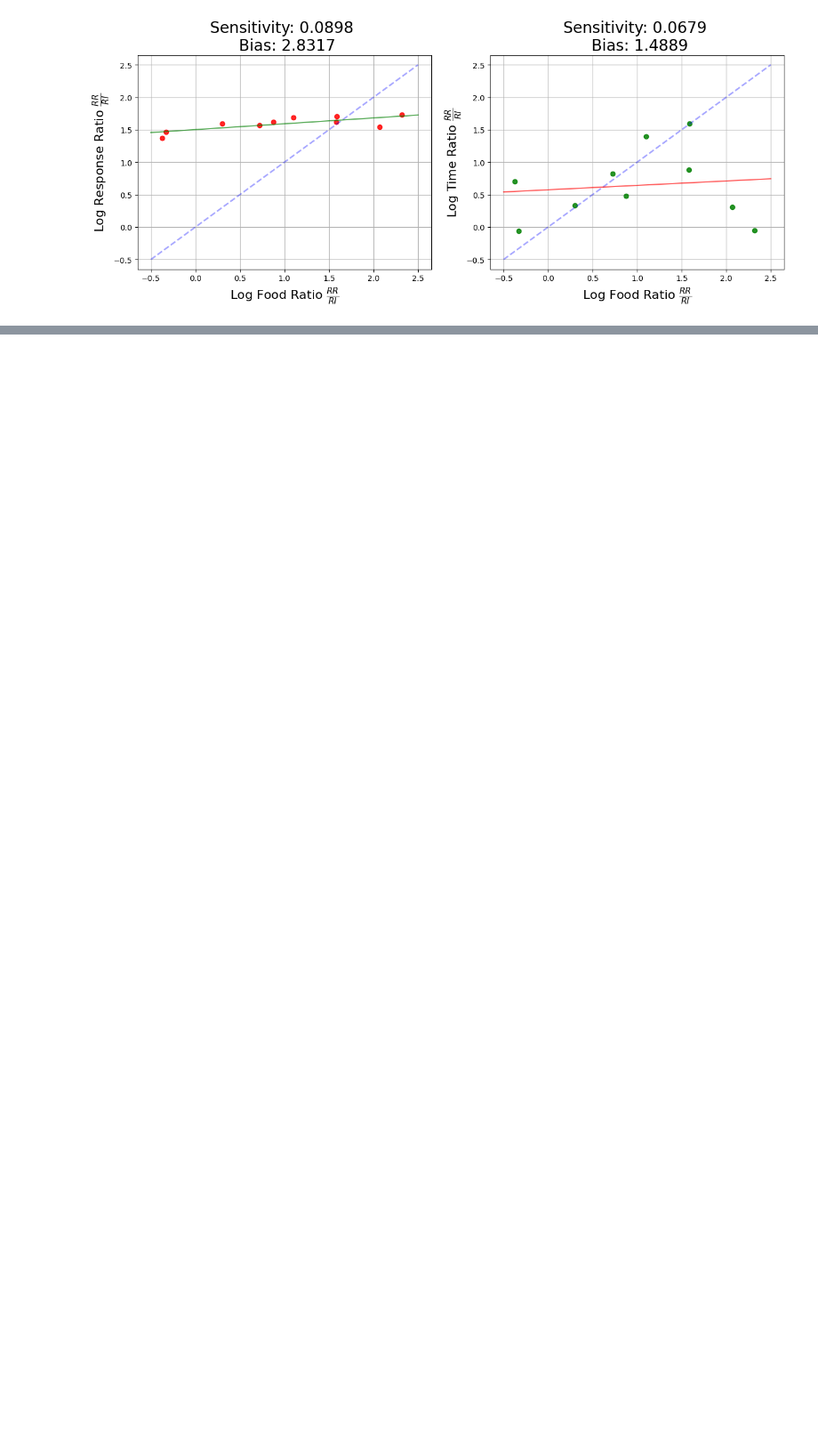
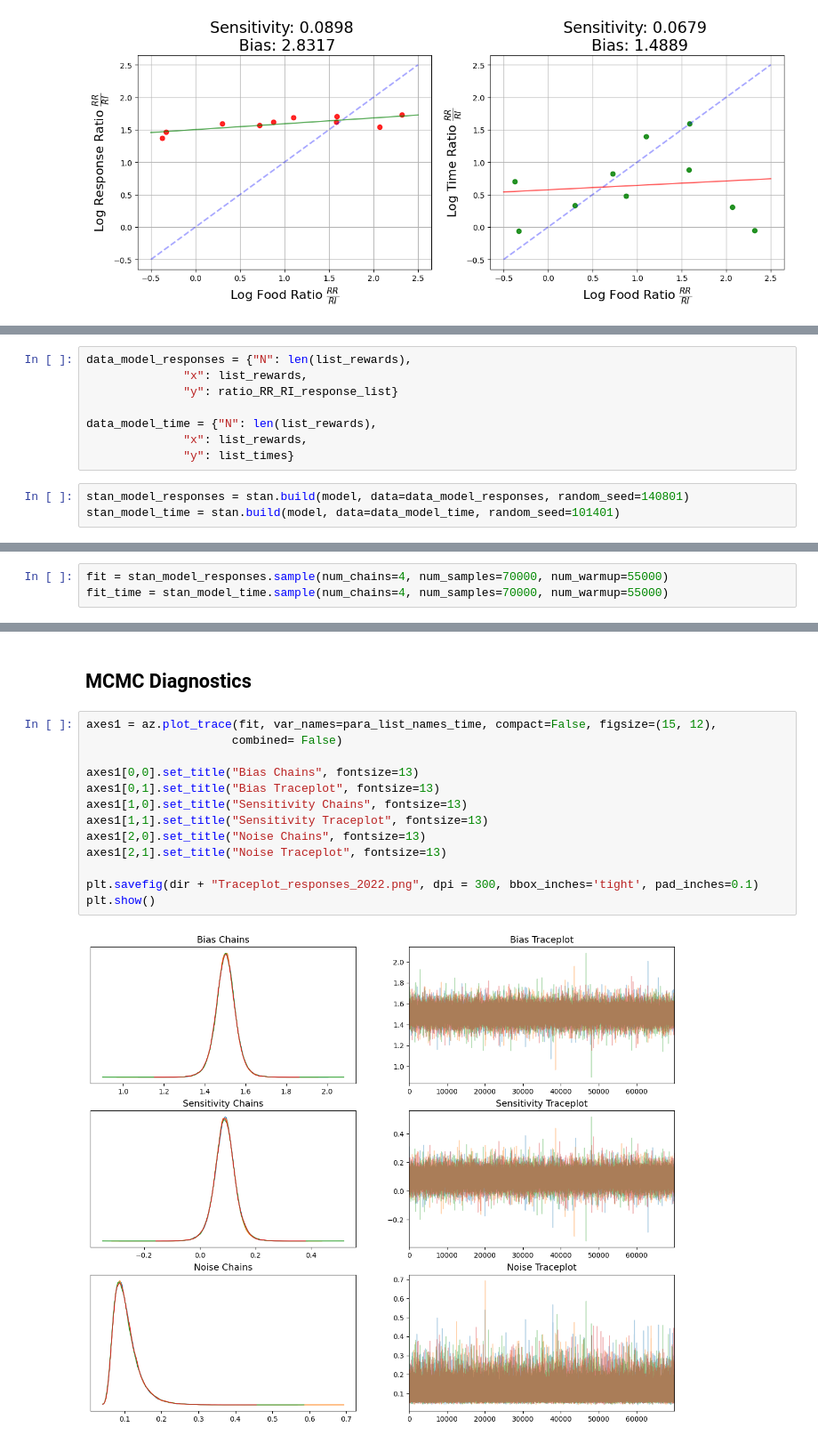
Before and after one commit to Christian-F-Badillo/Matching, a Jupyter notebook: Figures_2016.ipynb, the cells around one changed output, grey strips where cells are left out. Shown at 89% size. Saved outputs shown, nothing was run; the diff lists cells and outputs as text; blank space fills up the shorter version.

```diff
--- a/Figures_2016.ipynb
+++ b/Figures_2016.ipynb
@@ -205,0 +602,11 @@ plt.show()
+# %%
+data_model_responses = {"N": len(list_rewards),
+              "x": list_rewards,
+              "y": ratio_RR_RI_response_list}
+
+data_model_time = {"N": len(list_rewards),
+              "x": list_rewards,
+              "y": list_times}
+# %%
+stan_model_responses = stan.build(model, data=data_model_responses, random_seed=140801)
+stan_model_time = stan.build(model, data=data_model_time, random_seed=101401)
@@ -205,0 +618,3 @@ plt.show()
+# %%
+fit = stan_model_responses.sample(num_chains=4, num_samples=70000, num_warmup=55000)
+fit_time = stan_model_time.sample(num_chains=4, num_samples=70000, num_warmup=55000)
@@ -205,0 +666,17 @@ plt.show()
+# %% [markdown]
+## MCMC Diagnostics
+# %%
+axes1 = az.plot_trace(fit, var_names=para_list_names_time, compact=False, figsize=(15, 12),
+                     combined= False)
+
+axes1[0,0].set_title("Bias Chains", fontsize=13)
+axes1[0,1].set_title("Bias Traceplot", fontsize=13)
+axes1[1,0].set_title("Sensitivity Chains", fontsize=13)
+axes1[1,1].set_title("Sensitivity Traceplot", fontsize=13)
+axes1[2,0].set_title("Noise Chains", fontsize=13)
+axes1[2,1].set_title("Noise Traceplot", fontsize=13)
+
+plt.savefig(dir + "Traceplot_responses_2022.png", dpi = 300, bbox_inches='tight', pad_inches=0.1)
+plt.show()
+# %% [output]
+[figure, added]
```
Also changed, not shown: parts of 42 cells of this notebook.
